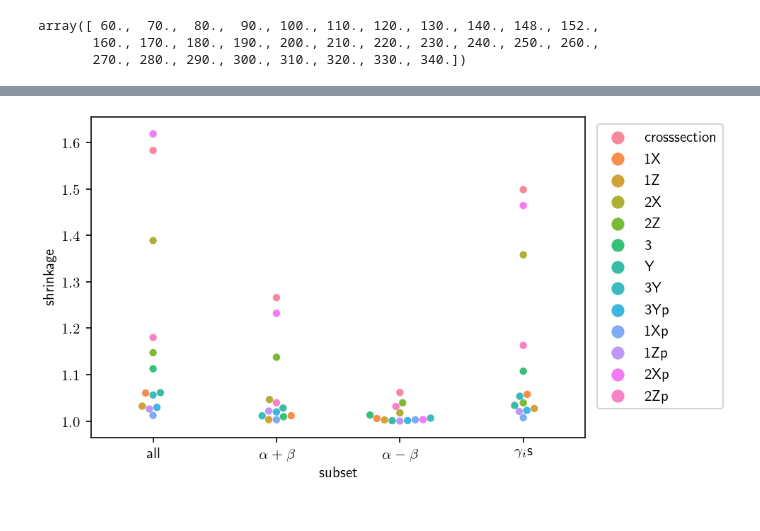
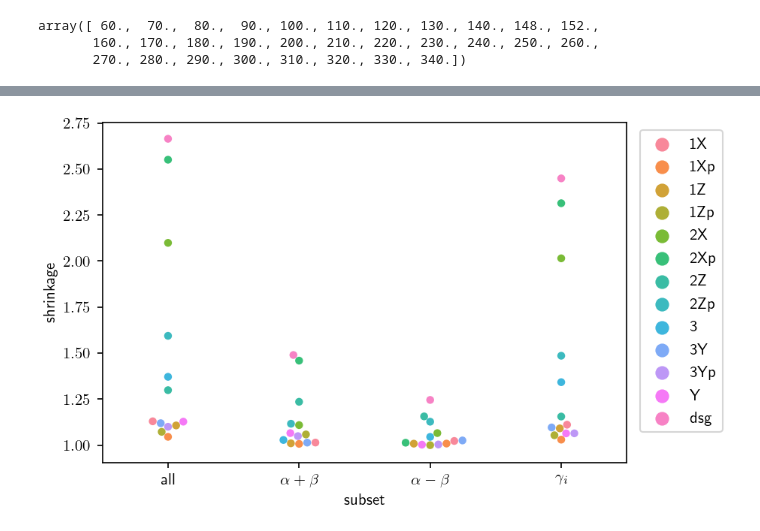
Before and after one commit to buqeye/compton-scattering, a Jupyter notebook: notebooks/different_utilities.ipynb, the cells around one changed output, grey strips where cells are left out. Cells and saved outputs as stored; diff of their text form; code cells hidden in the pictures.

```diff
--- a/notebooks/different_utilities.ipynb
+++ b/notebooks/different_utilities.ipynb
@@ -127,0 +164,2 @@ np.linalg.det(cov_p_proton_mapped)
+# %%
+utils_with_trans = compute_all_1pt_utilities(compton_obs_mapped)
@@ -147,7 +208,24 @@ for i, obs_i in enumerate(observables_unique):
 # %% [markdown]
 ## Check subsets of polarizabilities
 # %%
-subsets = {'all': [0, 1, 2, 3, 4, 5], r'$\alpha+\beta$': [0], r'$\alpha-\beta$': [1], r'$\gamma_i$s': [2, 3, 4, 5]}
+subset_names = ['all', r'$\alpha+\beta$', r'$\alpha-\beta$', r'$\gamma_i$']
+subset_idxs = [
+    [0, 1, 2, 3, 4, 5],
+    [0],
+    [1],
+    [2, 3, 4, 5],
+]
+savenames = [
+    'all',
+    'amb',
+    'apb',
+    'gammas'
+]
+# subsets = {'all': [0, 1, 2, 3, 4, 5], r'$\alpha+\beta$': [0], r'$\alpha-\beta$': [1], r'$\gamma_i$s': [2, 3, 4, 5]}
+subsets = {name: idx for name, idx in zip(subset_names, subset_idxs)}
+subset_savenames = {name: savename for name, savename in zip(subset_names, savenames)}
+
+nucleons = ['proton', 'neutron']
 # %%
 from compton import RBFJump, expansion_parameter_transfer_cm, mass_proton, order_transition
 
@@ -168,4 +258,9 @@ cov_trunc = sd_exp**2 * np.eye(len(X)) + R_mat
 # %%
 cov_p_proton_trans = np.diag(proton_pol_vec_trans_std)
-compton_obs_trans = create_observable_set(df=df, cov_exp=sd_exp**2, p_transform=P, cov_p_proton=cov_p_proton_trans)
-compton_obs_trans_trunc = create_observable_set(df=df, cov_exp=cov_trunc, p_transform=P, cov_p_proton=cov_p_proton_trans)
+cov_p_neutron_trans = np.diag(proton_pol_vec_trans_std)  # Need real values for this!!!
+compton_obs_trans = create_observable_set(
+    df=df, cov_exp=sd_exp**2, p_transform=P, cov_p_proton=cov_p_proton_trans, cov_p_neutron=cov_p_neutron_trans
+)
+compton_obs_trans_trunc = create_observable_set(
+    df=df, cov_exp=cov_trunc, p_transform=P, cov_p_proton=cov_p_proton_trans, cov_p_neutron=cov_p_neutron_trans
+)
@@ -527,0 +491,4 @@ $\gamma_i$s
+# %%
+df_bests_npt_trunc = convert_max_utilities_to_dataframe(bests_npt_trunc_dict)
+df_bests_npt_trunc_flat = convert_max_utilities_to_flat_dataframe(bests_npt_trunc_dict)
+df_bests_npt_trunc['n pts'] = n_angle_search
@@ -603,5 +588,7 @@ bests_df_flat
 # %%
-sns.swarmplot(x='subset', y='shrinkage', data=bests_npts, hue='observable')
+sns.swarmplot(
+    x='subset', y='shrinkage', data=df_bests_npt_trunc[df_bests_npt_trunc['nucleon'] == 'proton'],
+    hue='observable')
 plt.legend().set_bbox_to_anchor((1.01, 1))
 # %% [output]
-[figure, old version]
+[figure, new version]
```
Also changed, not shown: parts of 63 cells of this notebook, 4 other files.
